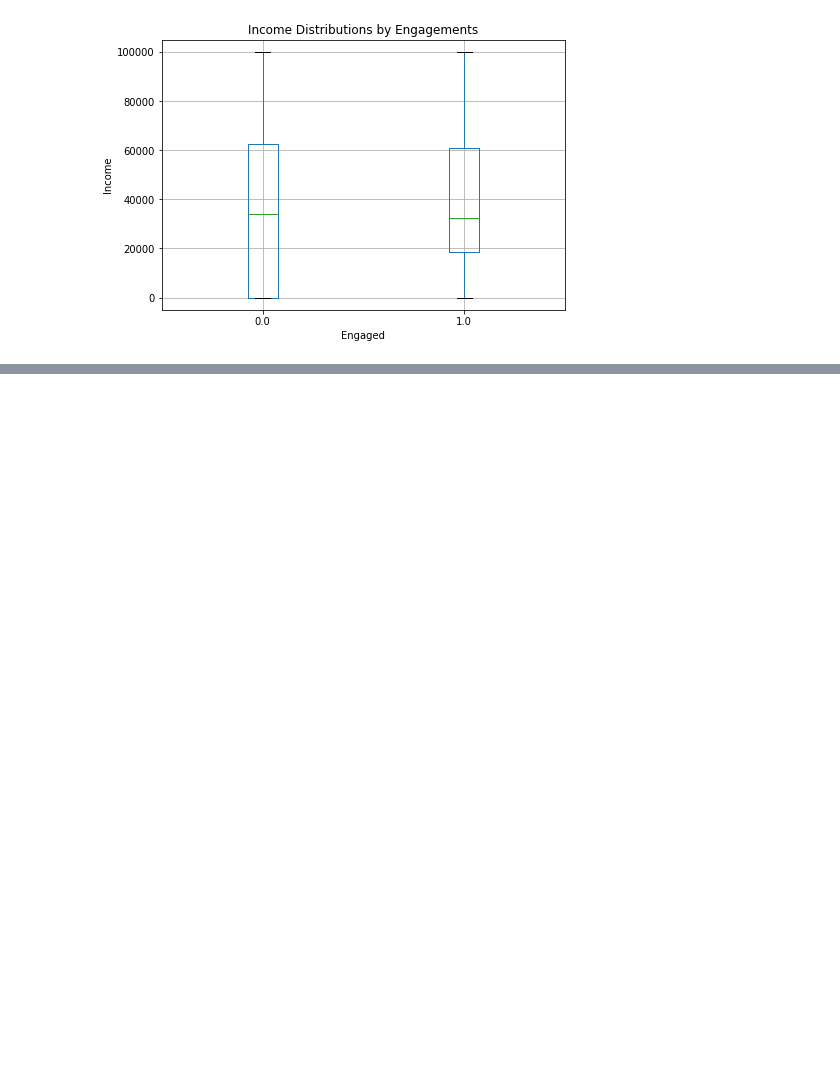
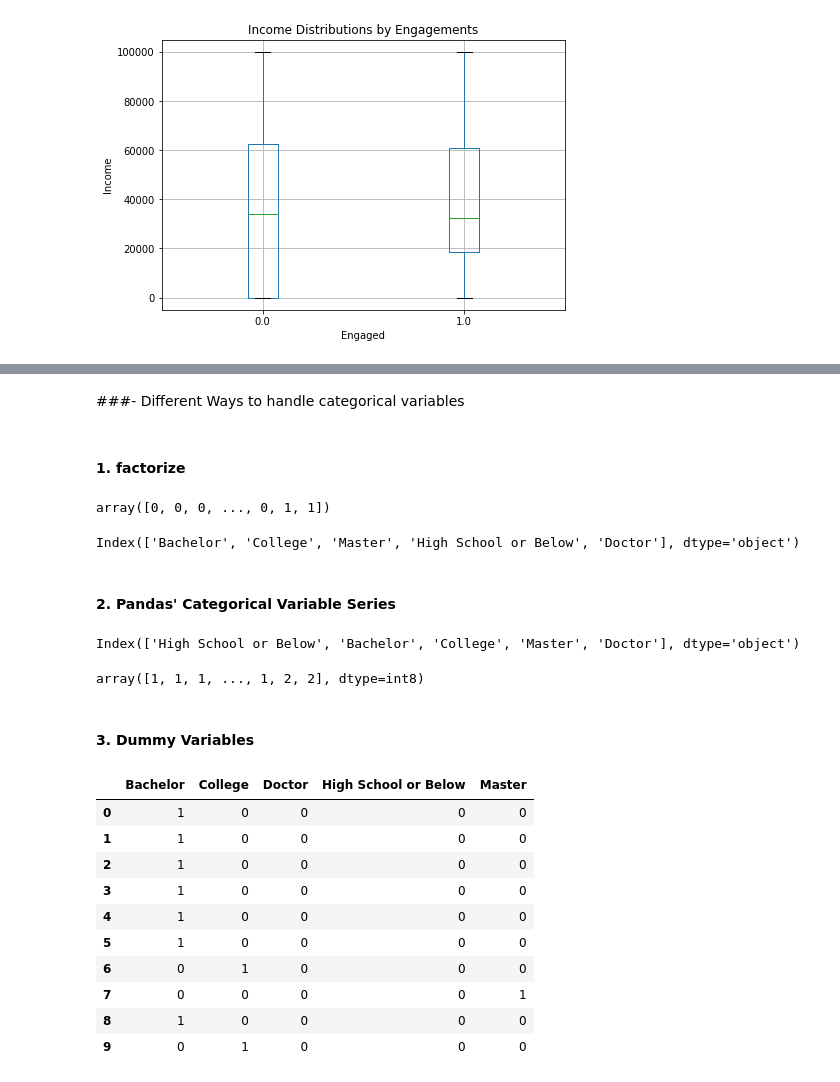
Before and after one commit to positivejmk/2021-2-practice, a Jupyter notebook: week5_practice_regression.ipynb, the cells around one changed output, grey strips where cells are left out. Drawn from its saved outputs; the diff is of its cells as text; code cells hidden in the pictures; blank space fills up the shorter version.

```diff
--- a/week5_practice_regression.ipynb
+++ b/week5_practice_regression.ipynb
@@ -191,0 +289,4 @@ plt.show()
+# %% [markdown]
+###- Different Ways to handle categorical variables
+# %% [markdown]
+#### 1. factorize
@@ -191,0 +295,10 @@ plt.show()
+# %%
+labels
+# %% [output]
+array([0, 0, 0, ..., 0, 1, 1])
+# %%
+levels
+# %% [output]
+Index(['Bachelor', 'College', 'Master', 'High School or Below', 'Doctor'], dtype='object')
+# %% [markdown]
+#### 2. Pandas' Categorical Variable Series
@@ -191,0 +310,24 @@ plt.show()
+# %%
+categories.categories
+# %% [output]
+Index(['High School or Below', 'Bachelor', 'College', 'Master', 'Doctor'], dtype='object')
+# %%
+categories.codes
+# %% [output]
+array([1, 1, 1, ..., 1, 2, 2], dtype=int8)
+# %% [markdown]
+#### 3. Dummy Variables
+# %%
+pd.get_dummies(df['Education']).head(10)
+# %% [output]
+|  | Bachelor | College | Doctor | High School or Below | Master |
+| 0 | 1 | 0 | 0 | 0 | 0 |
+| 1 | 1 | 0 | 0 | 0 | 0 |
+| 2 | 1 | 0 | 0 | 0 | 0 |
+| 3 | 1 | 0 | 0 | 0 | 0 |
+| 4 | 1 | 0 | 0 | 0 | 0 |
+| 5 | 1 | 0 | 0 | 0 | 0 |
+| 6 | 0 | 1 | 0 | 0 | 0 |
+| 7 | 0 | 0 | 0 | 0 | 1 |
+| 8 | 1 | 0 | 0 | 0 | 0 |
+| 9 | 0 | 1 | 0 | 0 | 0 |
```
Also changed, not shown: parts of 37 cells of this notebook.
